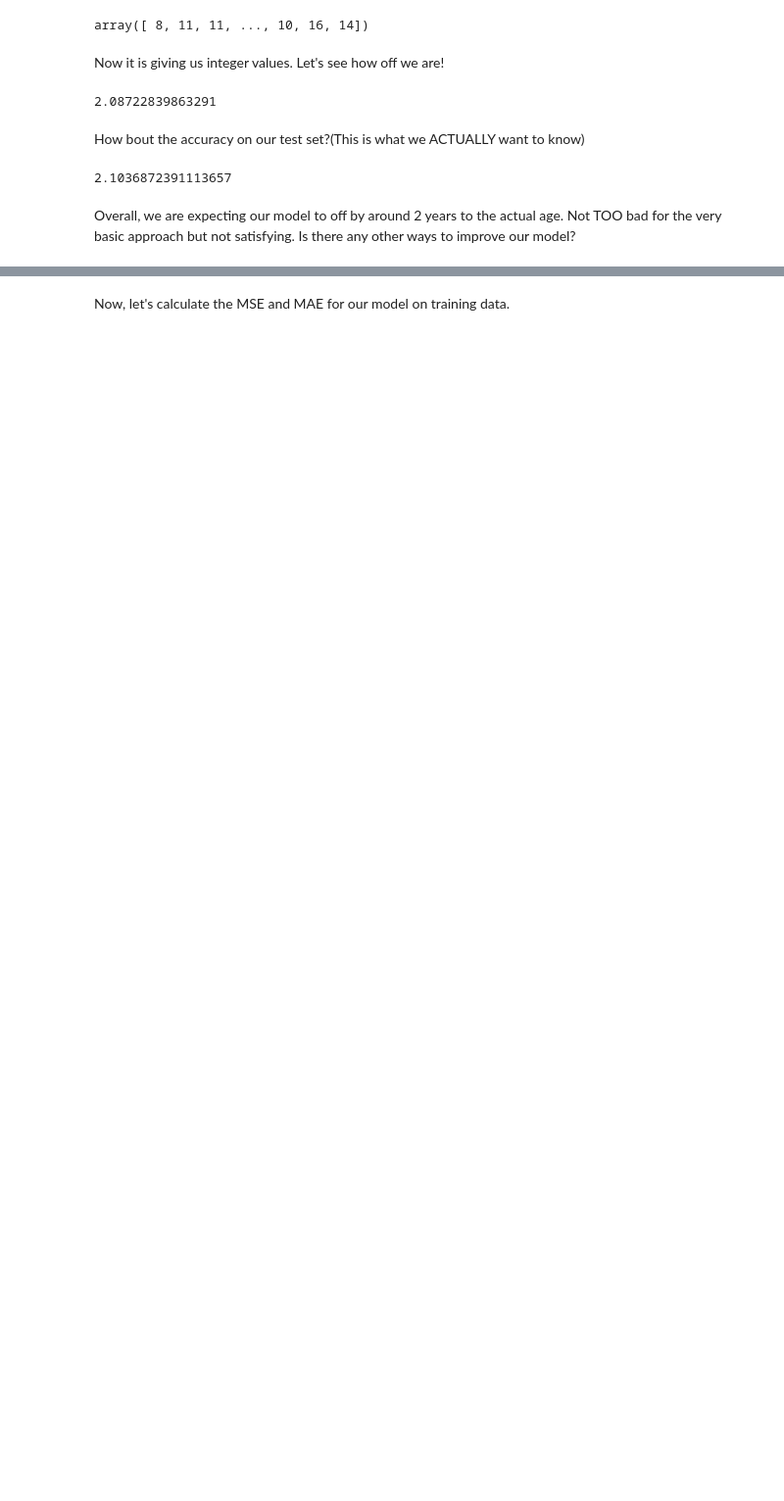
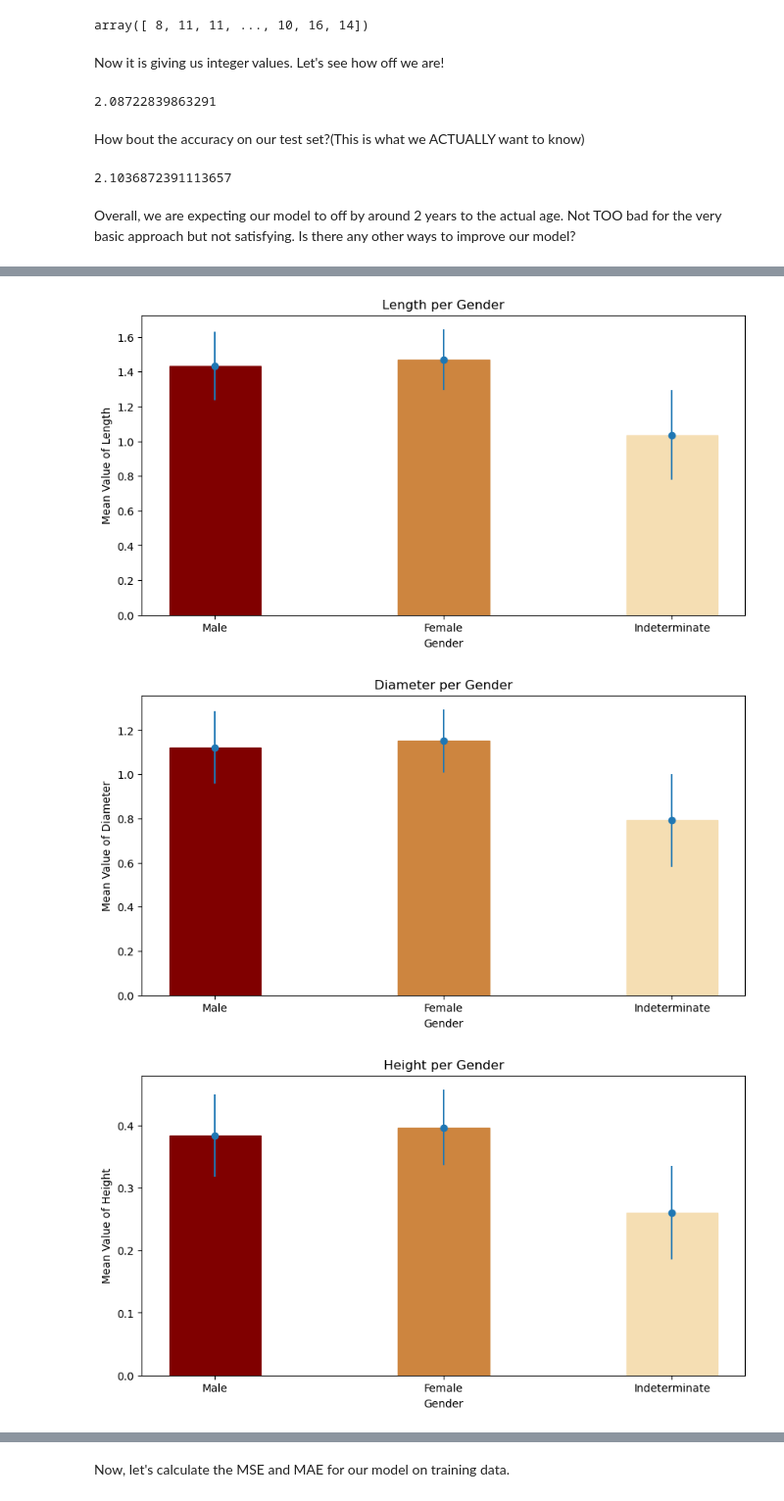
Before and after one commit to sunwoo604/Tritonhack2024-ML-Starter-Kit, a Jupyter notebook: notebook/starter_notebook.ipynb, the cells around one changed output, grey strips where cells are left out. Shown at 98% size. Saved outputs shown, nothing was run; the diff lists cells and outputs as text; code cells hidden in the pictures; blank space fills up the shorter version.

```diff
--- a/notebook/starter_notebook.ipynb
+++ b/notebook/starter_notebook.ipynb
@@ -201,0 +318,8 @@ Not TOO bad for the very basic approach but not satisfying. Is there any other w
+# %%
+for i, gender in enumerate(all_data):
+    print("{} Only Data".format(gender))
+
+    for var in categories:
+        print("Variable {} Average: {:.3f}".format(var, all_avgs[var][i]))
+
+    print("\n")
@@ -201,0 +348,22 @@ Not TOO bad for the very basic approach but not satisfying. Is there any other w
+# %%
+# Bar chart visualization
+
+for var in categories:
+    fig = plt.figure(figsize = (10, 5))
+
+    # creating the bar plot
+    bar_plt = plt.bar(all_data.keys(), list(all_avgs[var]), width = 0.4)
+    plt.errorbar(all_data.keys(), list(all_avgs[var]), all_errors[var], linestyle='None', marker='o')
+
+    bar_plt[0].set_color("maroon")
+    bar_plt[1].set_color("peru")
+    bar_plt[2].set_color("wheat")
+
+    plt.xlabel("Gender")
+    plt.ylabel("Mean Value of {}".format(var))
+    plt.title("{} per Gender".format(var))
+    plt.show()
+# %% [output]
+[figure, added]
+[figure, added]
+[figure, added]
```
Also changed, not shown: parts of 68 cells of this notebook, 4 other files.
